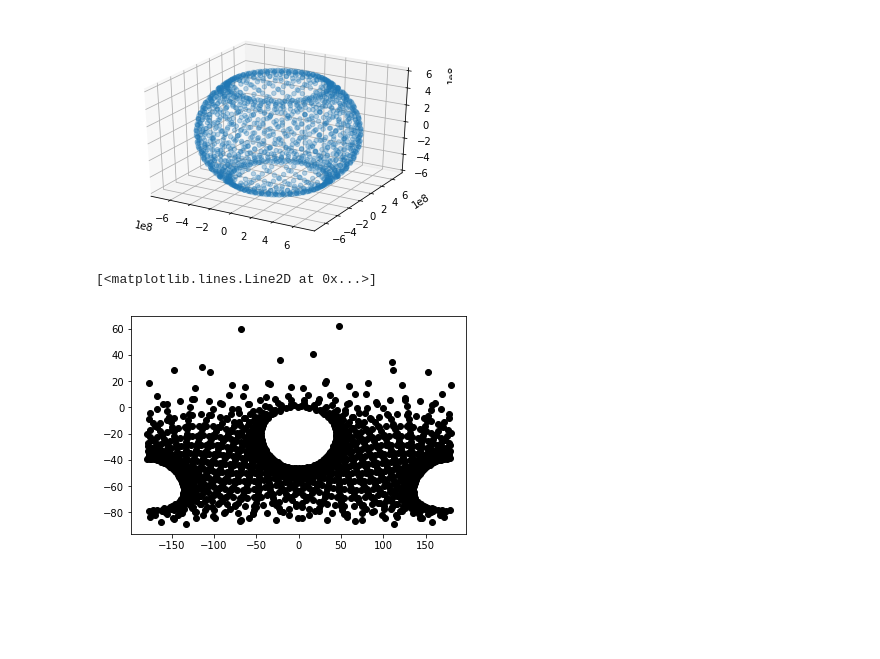
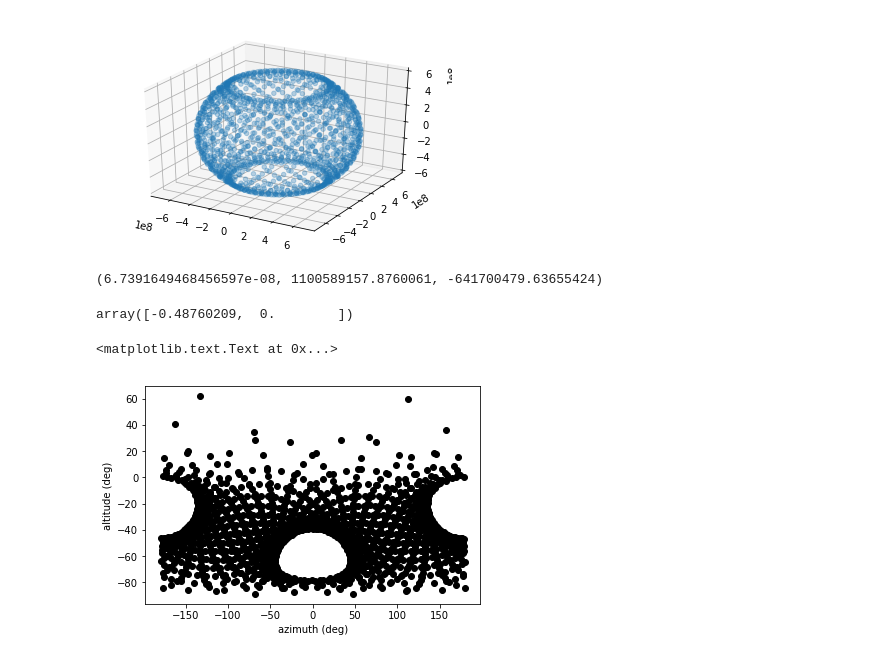
Before and after one commit to yoachim/19_Scratch, a Jupyter notebook: sat_collisions/satellite_collisions.ipynb, the cells around one changed output. Saved outputs shown, nothing was run; the diff lists cells and outputs as text; code cells hidden in the pictures; blank space fills up the shorter version.

```diff
--- a/sat_collisions/satellite_collisions.ipynb
+++ b/sat_collisions/satellite_collisions.ipynb
@@ -100,17 +100,34 @@ def xyx2altaz(x,y,z):
 # %%
 def sats2altaz(x,y,z, lmst, latitude=dec_lsst):
     x,y,z = rot_z(x,y,z, -lmst)
-    x,y,z = rot_y(x,y,z, latitude+np.pi/2.) # Need to double check if this should be positive or negative
+    x,y,z = rot_y(x,y,z, -latitude-np.pi/2.) # Need to double check if this should be positive or negative
     z -= R_earth
+
     alt, az = xyx2altaz(x,y,z)
     return alt, az
+# %%
+# ok, let's put an object at 2 earth radii, lmst=90 degrees, dec at lsst lat
+r_test = 2.*R_earth
+lmst = np.pi/2
+z_test = r_test*np.sin(dec_lsst)
+x_test = r_test*np.cos(dec_lsst)*np.cos(lmst)
+y_test =  r_test*np.cos(dec_lsst)*np.sin(lmst)
+x_test,y_test,z_test
+# %% [output]
+(6.7391649468456597e-08, 1100589157.8760061, -641700479.63655424)
+# %%
+np.degrees(sats2altaz(x_test,y_test,z_test, lmst))
+# %% [output]
+array([-0.48760209,  0.        ])
 # %%
 alt,az = sats2altaz(x,y,z,0)
 # %%
 plt.plot(np.degrees(az),np.degrees(alt), 'ko')
+plt.xlabel('azimuth (deg)')
+plt.ylabel('altitude (deg)')
 # %% [output]
-[<matplotlib.lines.Line2D at 0x...>]
+<matplotlib.text.Text at 0x...>
-[figure, old version]
+[figure, new version]
 # %%
 sco = schema_converter()
 observations = sco.opsim2obs('baseline_1exp_pairsmix_10yrs.db')
```
Also changed, not shown: parts of 7 cells of this notebook.
